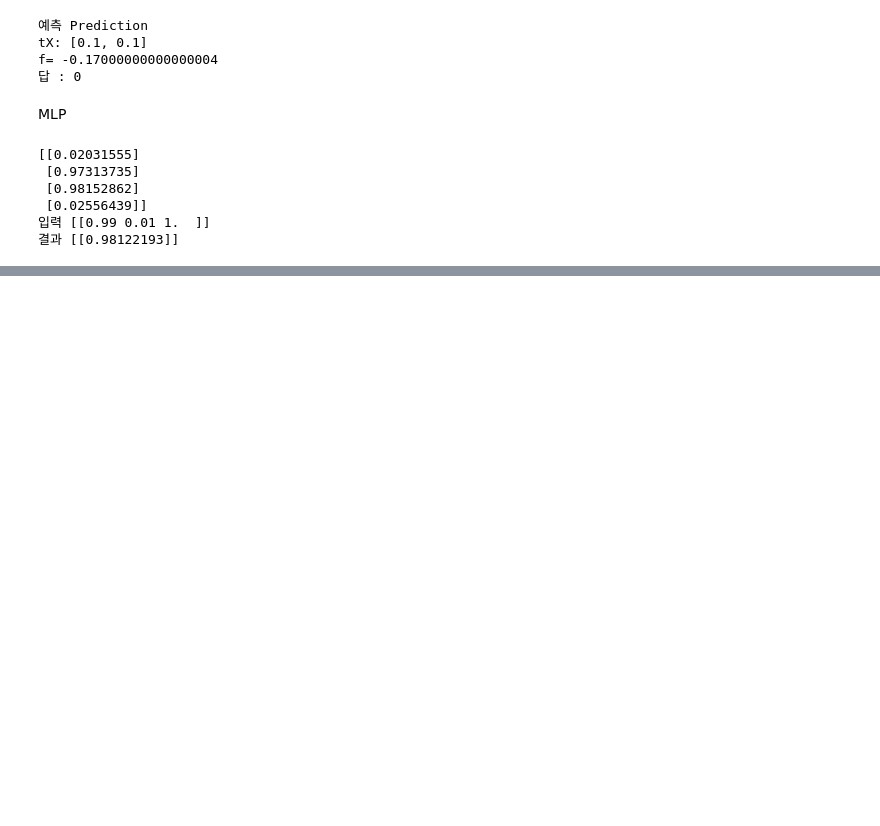
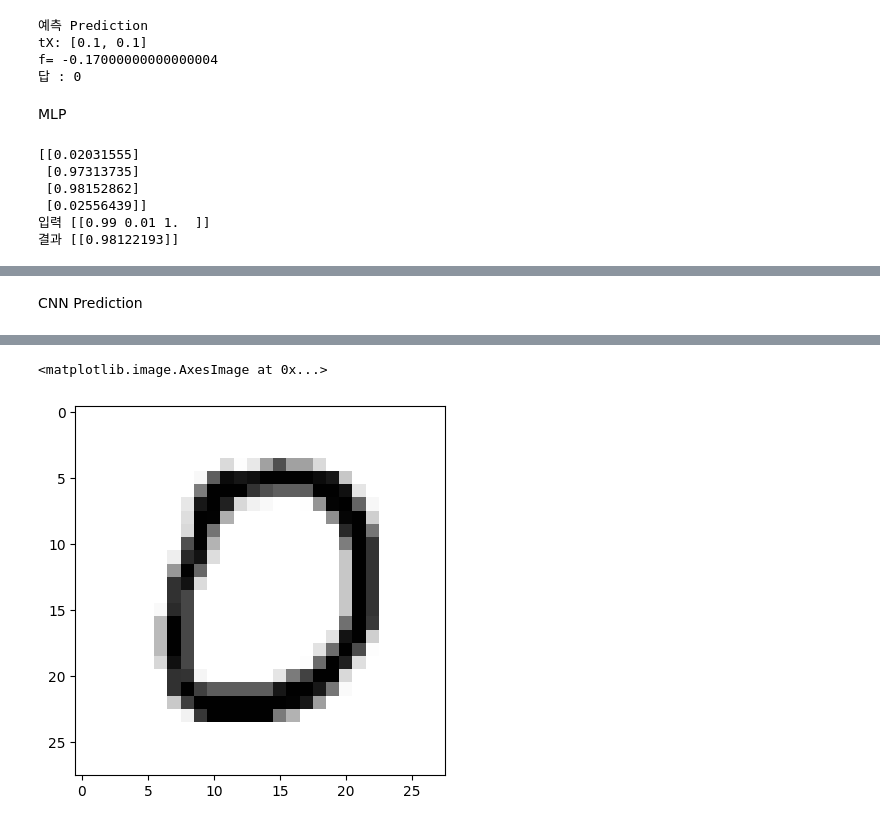
Before and after one commit to surf0123/ai, a Jupyter notebook: intai.ipynb, the cells around one changed output, grey strips where cells are left out. Cells and saved outputs as stored; diff of their text form; code cells hidden in the pictures; blank space fills up the shorter version.

```diff
--- a/intai.ipynb
+++ b/intai.ipynb
@@ -245,0 +344,8 @@ print('결과',layer2)    # 활성화 함수를 적용한다.
+# %% [markdown]
+CNN Prediction
+# %%
+
+pred = model.predict(test_images[10].reshape(1,28,28,1), batch_size=1)
+print("추정된 숫자=", pred.argmax())
+plt.imshow(test_images[10], cmap="Greys")
+# %% [output]
@@ -245,0 +354,2 @@ print('결과',layer2)    # 활성화 함수를 적용한다.
+<matplotlib.image.AxesImage at 0x...>
+[figure, added]
```
Also changed, not shown: parts of 4 cells of this notebook.
